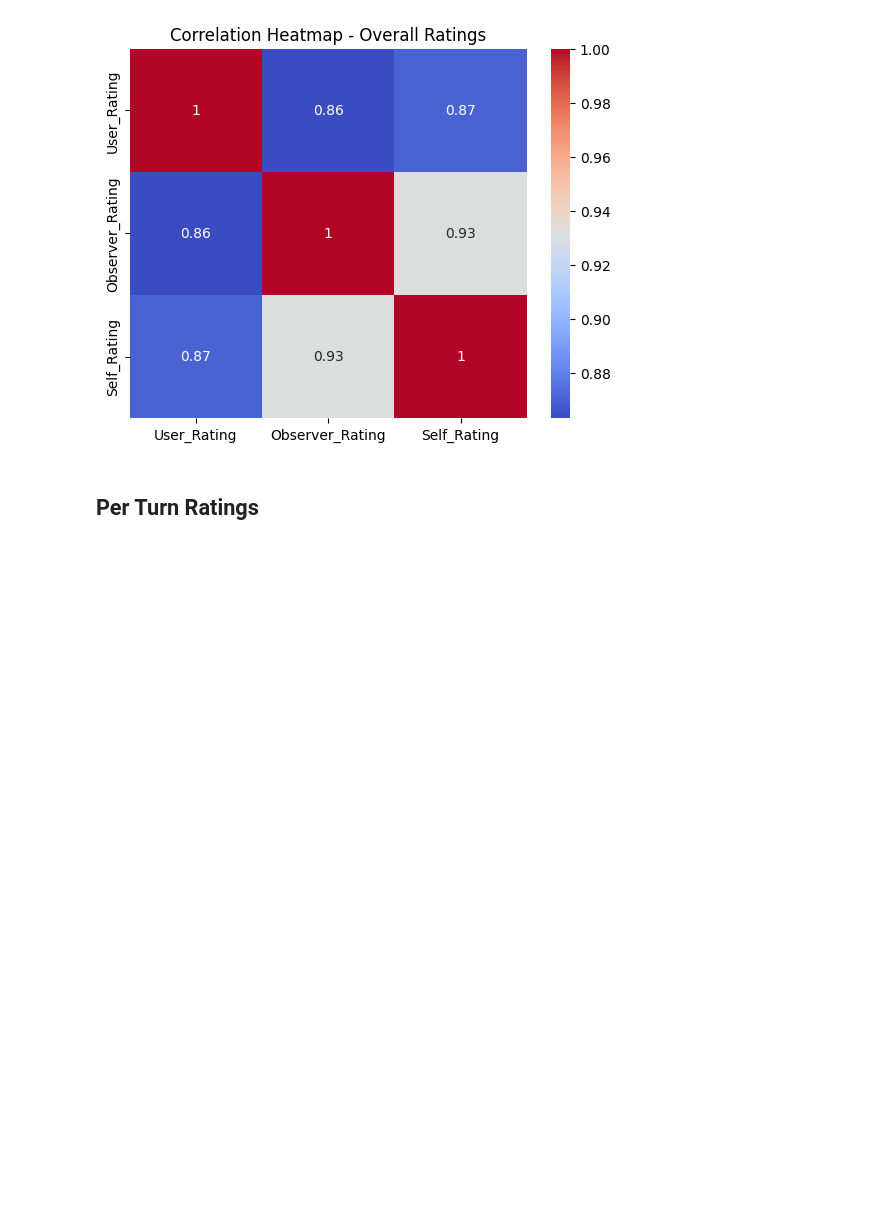
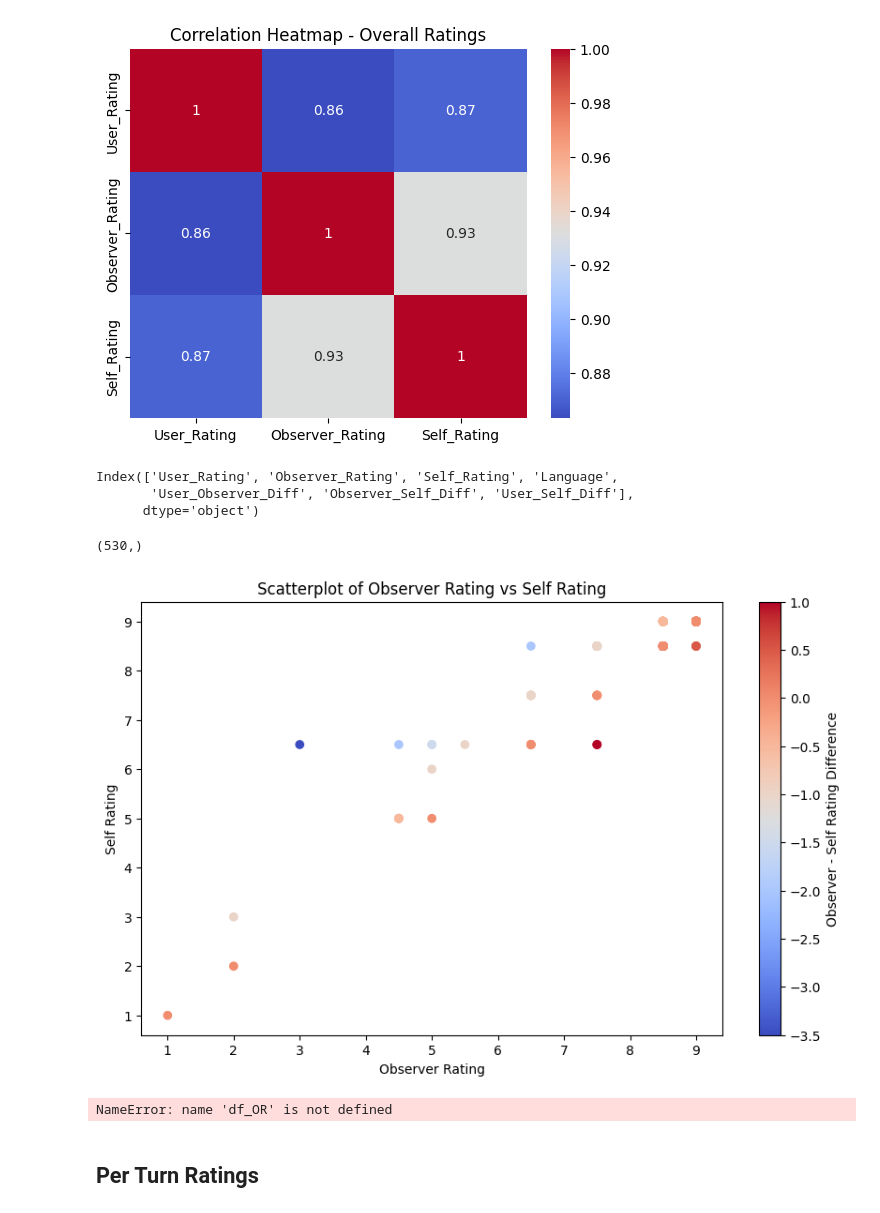
Before and after one commit to wisdom-okwen/chatbot_evaluation, a Jupyter notebook: analysis/analysis.ipynb, the cells around one changed output. Cells and saved outputs as stored; diff of their text form; code cells hidden in the pictures; blank space fills up the shorter version.

```diff
--- a/analysis/analysis.ipynb
+++ b/analysis/analysis.ipynb
@@ -54,6 +48,43 @@ plt.title('Correlation Heatmap - Overall Ratings')
 plt.show()
 # %% [output]
 [figure]
+# %%
+df_OR.columns = ["User_Rating", "Observer_Rating", "Self_Rating", "Language"]
+# %%
+
+
+# Calculate the absolute differences
+df_OR['User_Observer_Diff'] = df_OR['User_Rating'] - df_OR['Observer_Rating']
+df_OR['Observer_Self_Diff'] = df_OR['Observer_Rating'] - df_OR['Self_Rating']
+df_OR['User_Self_Diff'] = df_OR['User_Rating'] - df_OR['Self_Rating']
+df_OR.columns
+# %% [output]
+Index(['User_Rating', 'Observer_Rating', 'Self_Rating', 'Language',
+       'User_Observer_Diff', 'Observer_Self_Diff', 'User_Self_Diff'],
+      dtype='object')
+# %%
+df_OR['User_Observer_Diff'].shape
+# %% [output]
+(530,)
+# %%
+plt.figure(figsize=(10, 6))
+sc = plt.scatter(
+    df_OR['Observer_Rating'],
+    df_OR['Self_Rating'],
+    c=df_OR['Observer_Self_Diff'],
+    cmap='coolwarm'
+)
+plt.colorbar(sc, label='Observer - Self Rating Difference')
+plt.title("Scatterplot of Observer Rating vs Self Rating")
+plt.xlabel("Observer Rating")
+plt.ylabel("Self Rating")
+plt.show()
+# %% [output]
+[figure, added]
+# %%
+print(df_OR['Observer_Self_Diff'].mean())
+# %% [output]
+NameError: name 'df_OR' is not defined
 # %% [markdown]
 ## Per Turn Ratings
 # %%
```
Also changed, not shown: parts of 10 cells of this notebook, 3 other files.
